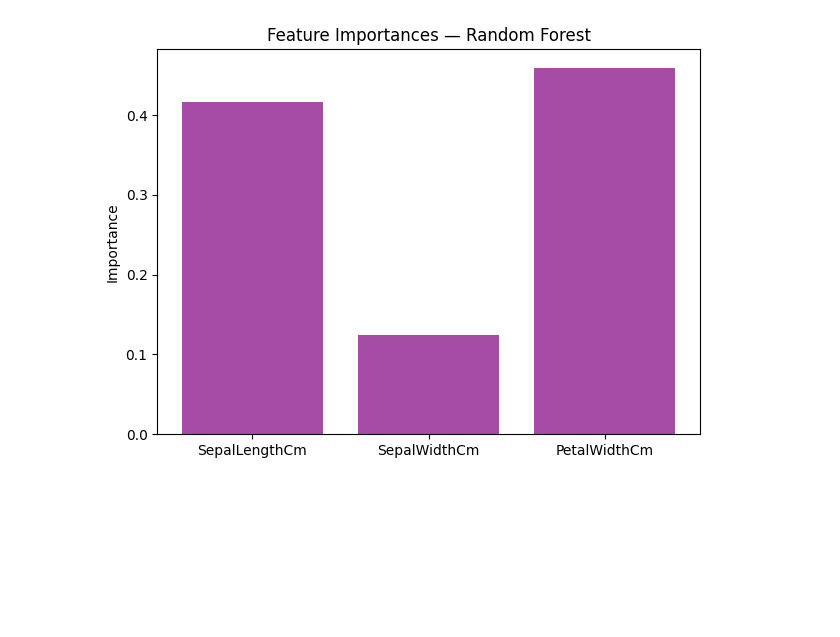
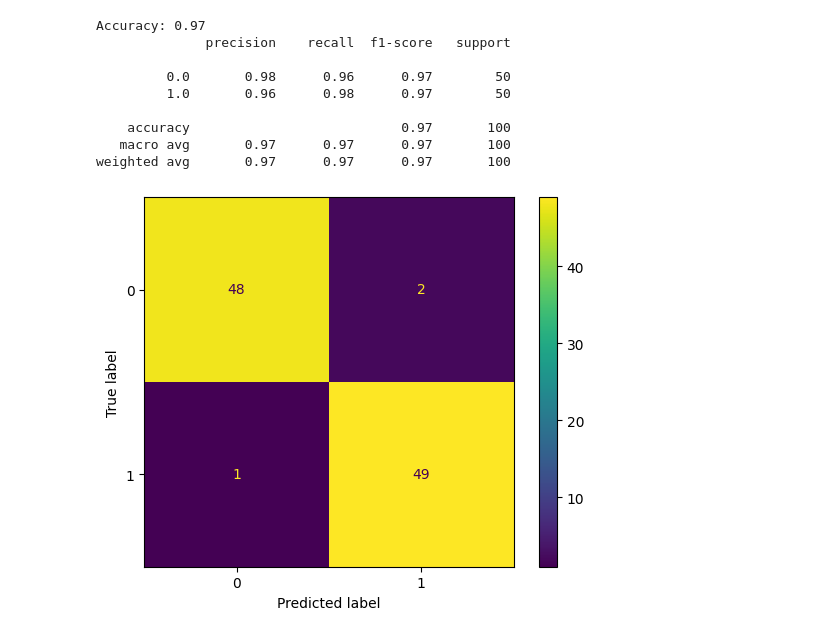
Before and after one commit to lipovanton1001/IntelligentDataAnalysis, a Jupyter notebook: labs5/task3.ipynb, the cells around one changed output. Drawn from its saved outputs; the diff is of its cells as text; code cells hidden in the pictures; blank space fills up the shorter version.

```diff
--- a/labs5/task3.ipynb
+++ b/labs5/task3.ipynb
@@ -99,19 +49,7 @@ weighted avg       0.87      0.87      0.87        30
 # %%
-# 4. ROC-крива та AUC (тільки для Logistic Regression)
+# 4. Logistic Regression
 
+model = LogisticRegression()
+model.fit(X_train_scaled, y_train)
 
-logreg_model = results["Logistic Regression"][0]
-y_proba = logreg_model.predict_proba(X_test_scaled)[:,1]
-
-fpr, tpr, thresholds = roc_curve(y_test, y_proba)
-roc_auc = auc(fpr, tpr)
-
-plt.figure(figsize=(7,6))
-plt.plot(fpr, tpr, color='blue', label=f'ROC curve (AUC = {roc_auc:.2f})')
-plt.plot([0,1],[0,1], color='red', linestyle='--')
-plt.xlabel("False Positive Rate")
-plt.ylabel("True Positive Rate")
-plt.title("ROC Curve — Logistic Regression")
-plt.legend(loc="lower right")
-plt.grid(True)
-plt.show()
+y_pred = model.predict(X_test_scaled)
@@ -120,14 +56,21 @@ plt.show()
 # %%
-# 5. Важливість ознак (для Random Forest)
+# 5. Метрики
 
-rf_model = results["Random Forest"][0]
-importances = rf_model.feature_importances_
-features = X.columns
+print("Accuracy:", accuracy_score(y_test, y_pred))
+print(classification_report(y_test, y_pred))
 
-plt.figure(figsize=(7,5))
-plt.bar(features, importances, color='purple', alpha=0.7)
-plt.title("Feature Importances — Random Forest")
-plt.ylabel("Importance")
+cm = confusion_matrix(y_test, y_pred)
+disp = ConfusionMatrixDisplay(cm)
+disp.plot()
 plt.show()
 # %% [output]
+Accuracy: 0.97
+              precision    recall  f1-score   support
+
+         0.0       0.98      0.96      0.97        50
+         1.0       0.96      0.98      0.97        50
+
+    accuracy                           0.97       100
+   macro avg       0.97      0.97      0.97       100
+weighted avg       0.97      0.97      0.97       100
-[figure, old version]
+[figure, new version]
```
Also changed, not shown: parts of 6 cells of this notebook, 1 other file.
